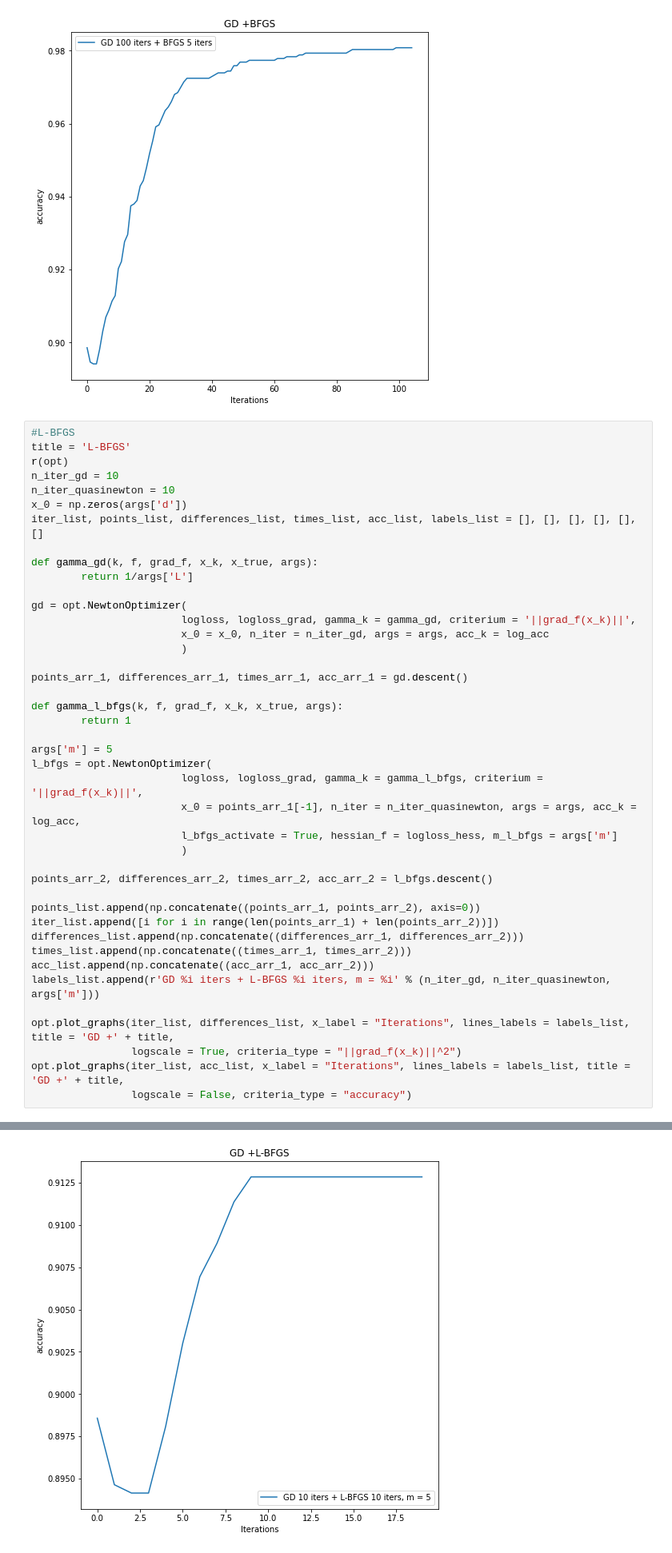
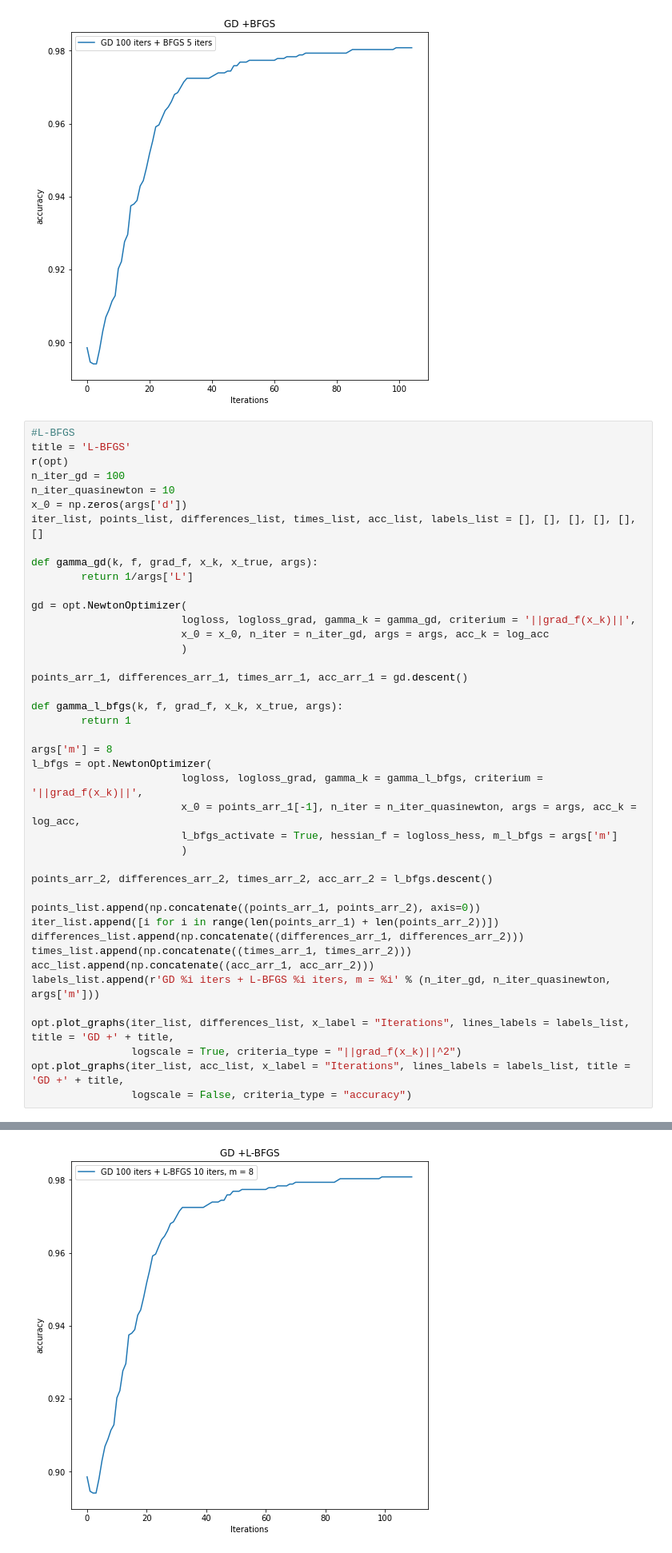
Before and after one commit to k2a07/MIPT-homeworks, a Jupyter notebook: Acharya_Kirill_Optimization_HW_9.ipynb, the cells around one changed output, grey strips where cells are left out. Shown at 80% size. Drawn from its saved outputs; the diff is of its cells as text.

```diff
--- a/Acharya_Kirill_Optimization_HW_9.ipynb
+++ b/Acharya_Kirill_Optimization_HW_9.ipynb
@@ -442,7 +442,7 @@ opt.plot_graphs(iter_list, acc_list, x_label = "Iterations", lines_labels = labe
 #L-BFGS
 title = 'L-BFGS'
 r(opt)
-n_iter_gd = 10
+n_iter_gd = 100
 n_iter_quasinewton = 10
 x_0 = np.zeros(args['d'])
 iter_list, points_list, differences_list, times_list, acc_list, labels_list = [], [], [], [], [], []
@@ -460,7 +460,7 @@ points_arr_1, differences_arr_1, times_arr_1, acc_arr_1 = gd.descent()
 def gamma_l_bfgs(k, f, grad_f, x_k, x_true, args):
         return 1
 
-args['m'] = 5
+args['m'] = 8
 l_bfgs = opt.NewtonOptimizer(
                         logloss, logloss_grad, gamma_k = gamma_l_bfgs, criterium = '||grad_f(x_k)||',
                         x_0 = points_arr_1[-1], n_iter = n_iter_quasinewton, args = args, acc_k = log_acc,
@@ -505,3 +485,3 @@ opt.plot_graphs(iter_list, acc_list, x_label = "Iterations", lines_labels = labe
-[figure, old version]
+[figure, new version]
 # %% [markdown]
 ### Conclusion
```
Also changed, not shown: parts of 3 cells of this notebook, 1 other file.
